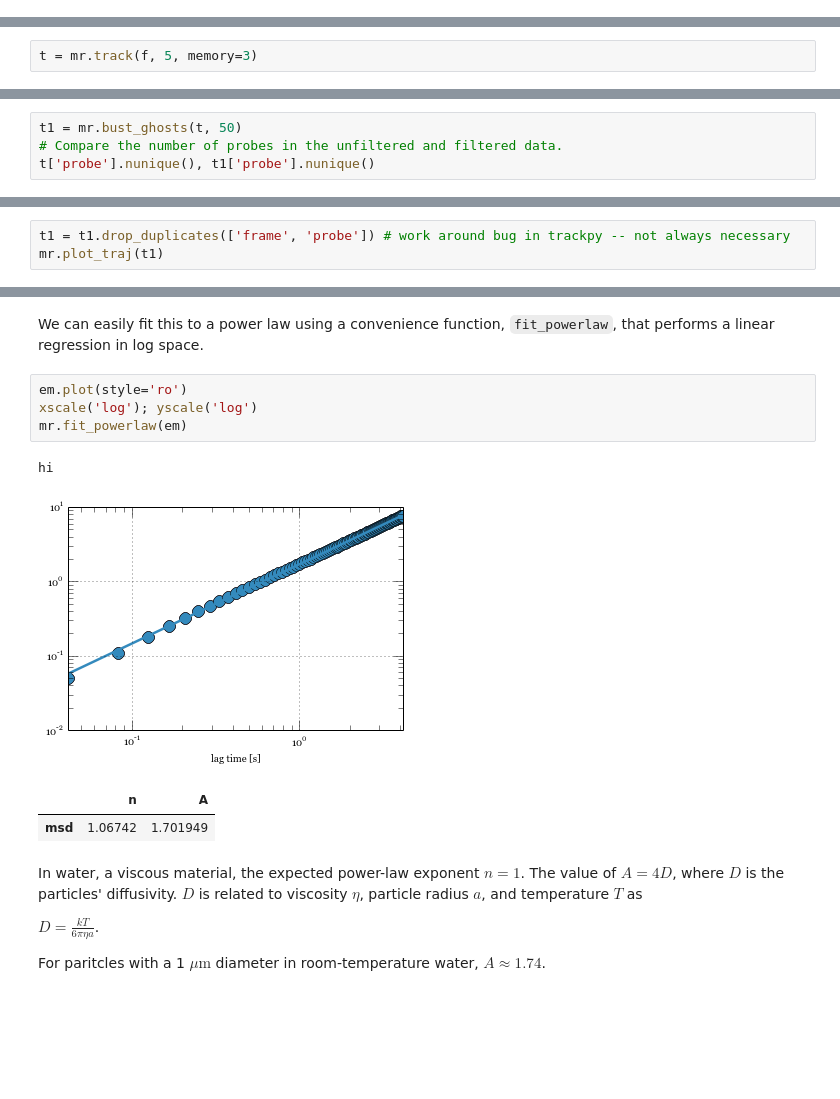
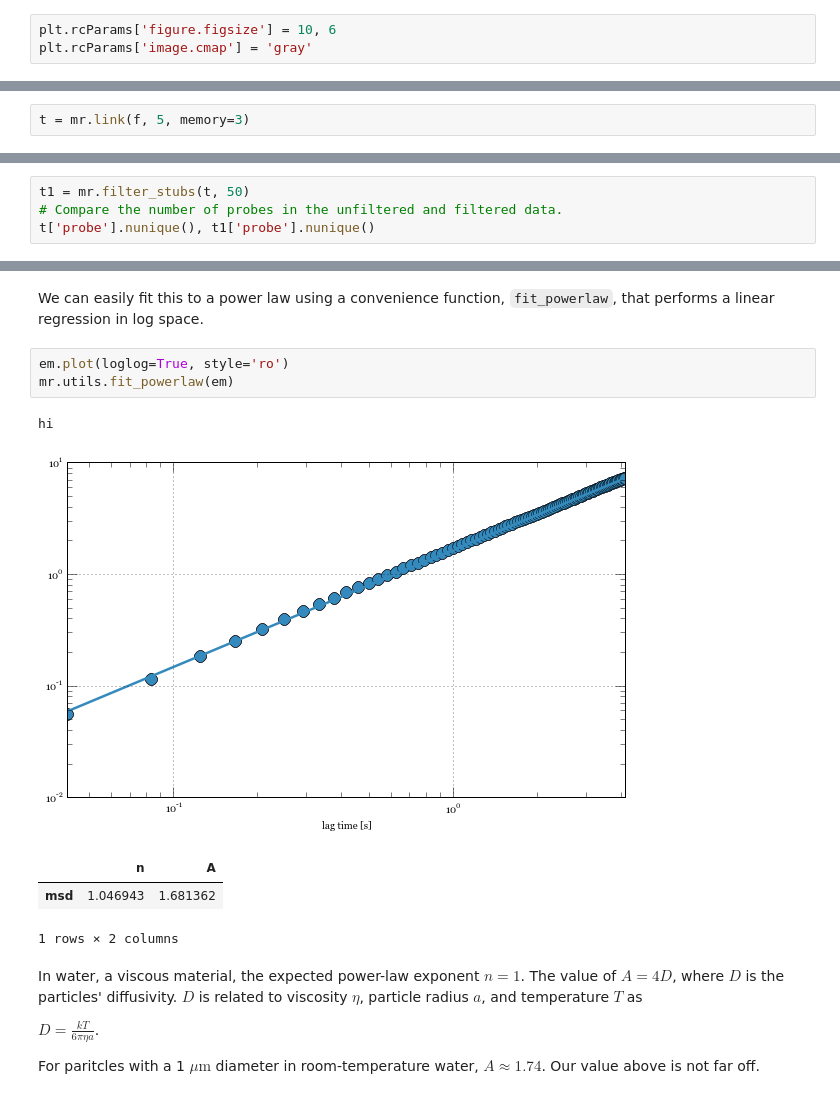
Before and after one commit to soft-matter/trackpy, a Jupyter notebook: examples/mr simple example.ipynb, the cells around one changed output, grey strips where cells are left out. Saved outputs shown, nothing was run; the diff lists cells and outputs as text; blank space fills up the shorter version.

```diff
--- a/examples/mr simple example.ipynb
+++ b/examples/mr simple example.ipynb
@@ -10,0 +18,3 @@ import matplotlib.pyplot as plt
+# %%
+plt.rcParams['figure.figsize'] = 10, 6
+plt.rcParams['image.cmap'] = 'gray'
@@ -141,5 +156,5 @@ First, we must must specify a maximum displacement, the farthest a particle is l
 
 Second, we allow for the possibility that a particle might be missed in one frame and then seen again in the next frame. (Perhaps its "mass" slipped below our cutoff due to noise in the video.) Memory keeps track of disappeared particles and maintains their ID for up to some number of frames after their last appearance. We'll choose 3.
 # %%
-t = mr.track(f, 5, memory=3)
+t = mr.link(f, 5, memory=3)
 # %% [output]
@@ -172,5 +178,5 @@ We have more filtering to do. Empheremeral trajectories, seen only for a few fra
 # %%
-t1 = mr.bust_ghosts(t, 50)
+t1 = mr.filter_stubs(t, 50)
 # Compare the number of probes in the unfiltered and filtered data.
 t['probe'].nunique(), t1['probe'].nunique()
 # %% [output]
@@ -178,5 +201,2 @@ t['probe'].nunique(), t1['probe'].nunique()
 # %% [markdown]
 Trace the trajectories.
-# %%
-t1 = t1.drop_duplicates(['frame', 'probe']) # work around bug in trackpy -- not always necessary
-mr.plot_traj(t1)
@@ -234,17 +252,17 @@ xscale('log'); yscale('log')
 # %% [markdown]
 We can easily fit this to a power law using a convenience function, ``fit_powerlaw``, that performs a linear regression in log space.
 # %%
-em.plot(style='ro')
-xscale('log'); yscale('log')
-mr.fit_powerlaw(em)
+em.plot(loglog=True, style='ro')
+mr.utils.fit_powerlaw(em)
 # %% [output]
 hi
-[figure, old version]
+[figure, new version]
 |  | n | A |
-| msd | 1.06742 | 1.701949 |
+| msd | 1.046943 | 1.681362 |
+1 rows × 2 columns
 # %% [markdown]
 In water, a viscous material, the expected power-law exponent $n = 1$. The value of $A = 4D$, where $D$ is the particles' diffusivity. $D$ is related to viscosity $\eta$, particle radius $a$, and temperature $T$ as
 
 $D = \displaystyle\frac{kT}{6\pi\eta a}$.
 
-For paritcles with a 1 $\mu\text{m}$ diameter in room-temperature water, $A \approx 1.74$.
+For paritcles with a 1 $\mu\text{m}$ diameter in room-temperature water, $A \approx 1.74$. Our value above is not far off.
```
Also changed, not shown: parts of 40 cells of this notebook, 1 other file.
